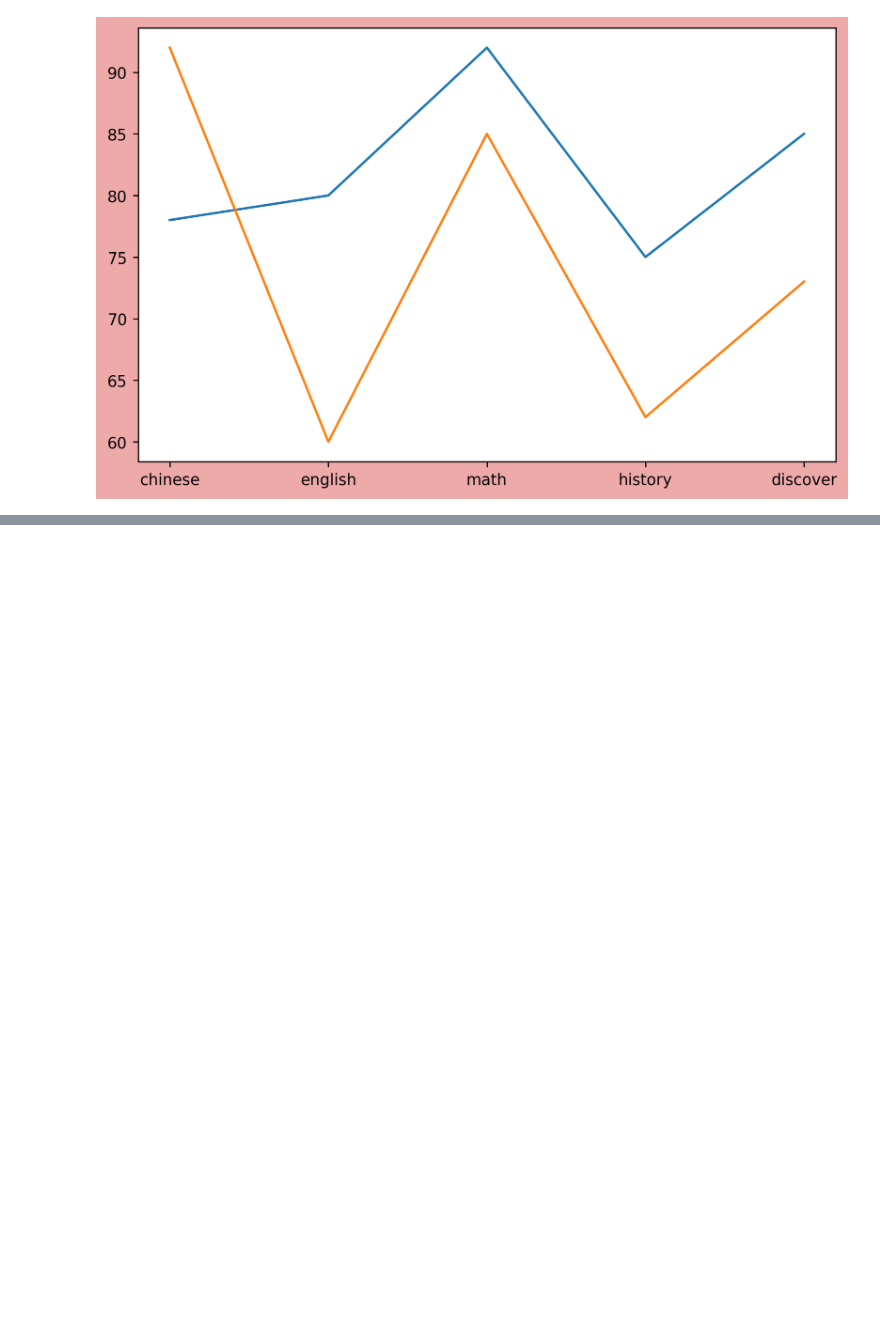
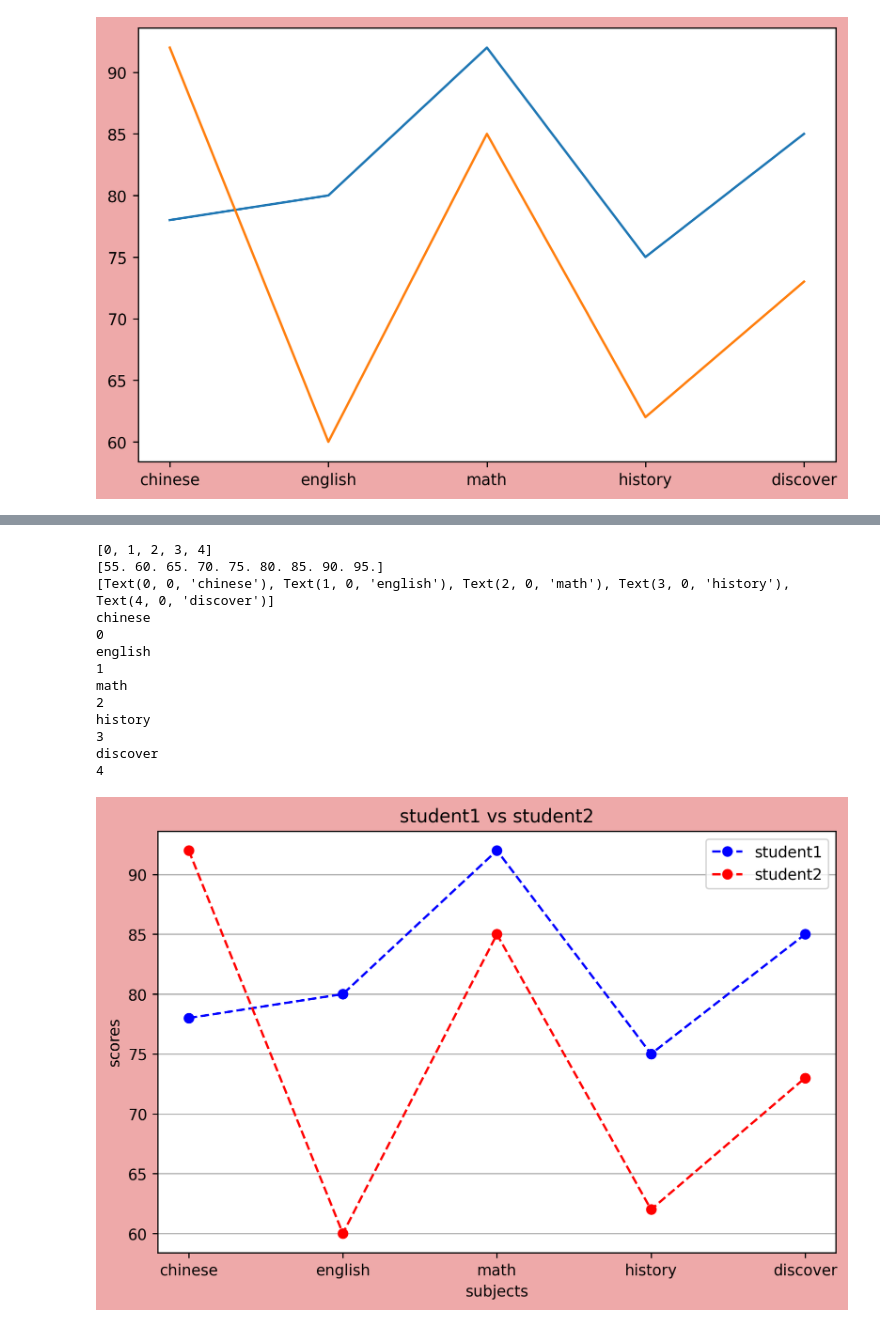
Before and after one commit to pear60706/2024_04_17, a Jupyter notebook: lesson15/lesson15_.ipynb, the cells around one changed output, grey strips where cells are left out. Cells and saved outputs as stored; diff of their text form; code cells hidden in the pictures; blank space fills up the shorter version.

```diff
--- a/lesson15/lesson15_.ipynb
+++ b/lesson15/lesson15_.ipynb
@@ -23,0 +116,50 @@ plt.show()
+# %%
+student1 = {'chinese':78, 'english':80, 'math':92, 'history':75, 'discover':85}
+student2 = {'chinese':92, 'english':60, 'math':85, 'history':62, 'discover':73}
+keys = student1.keys()
+subject:list[str] = list(keys)
+values = student1.values()
+values1 = list(values)
+values2 = list(student2.values())
+
+subject, values1, values2
+
+#繪圖
+import matplotlib.pyplot as plt
+
+figure = plt.figure(figsize=(8,5),dpi=250,facecolor='#EEA9A9')
+axes = figure.add_subplot(1,1,1)
+
+axes.plot(subject,values1,'bo--',label='student1')
+axes.plot(subject,values2,"ro--",label='student2')
+axes.grid(axis='y')
+axes.set_title('student1 vs student2')
+axes.set_xlabel('subjects')
+axes.set_ylabel('scores')
+axes.legend()
+
+print(axes.get_xticks())
+print(axes.get_yticks())
+labels = axes.get_xticklabels()
+print(labels)
+for label in labels:
+
+    print(label.get_text())
+    print(label.get_position()[0])
+
+plt.show()
+# %% [output]
+[0, 1, 2, 3, 4]
+[55. 60. 65. 70. 75. 80. 85. 90. 95.]
+[Text(0, 0, 'chinese'), Text(1, 0, 'english'), Text(2, 0, 'math'), Text(3, 0, 'history'), Text(4, 0, 'discover')]
+chinese
+0
+english
+1
+math
+2
+history
+3
+discover
+4
+[figure, added]
```
Also changed, not shown: parts of 4 cells of this notebook.
